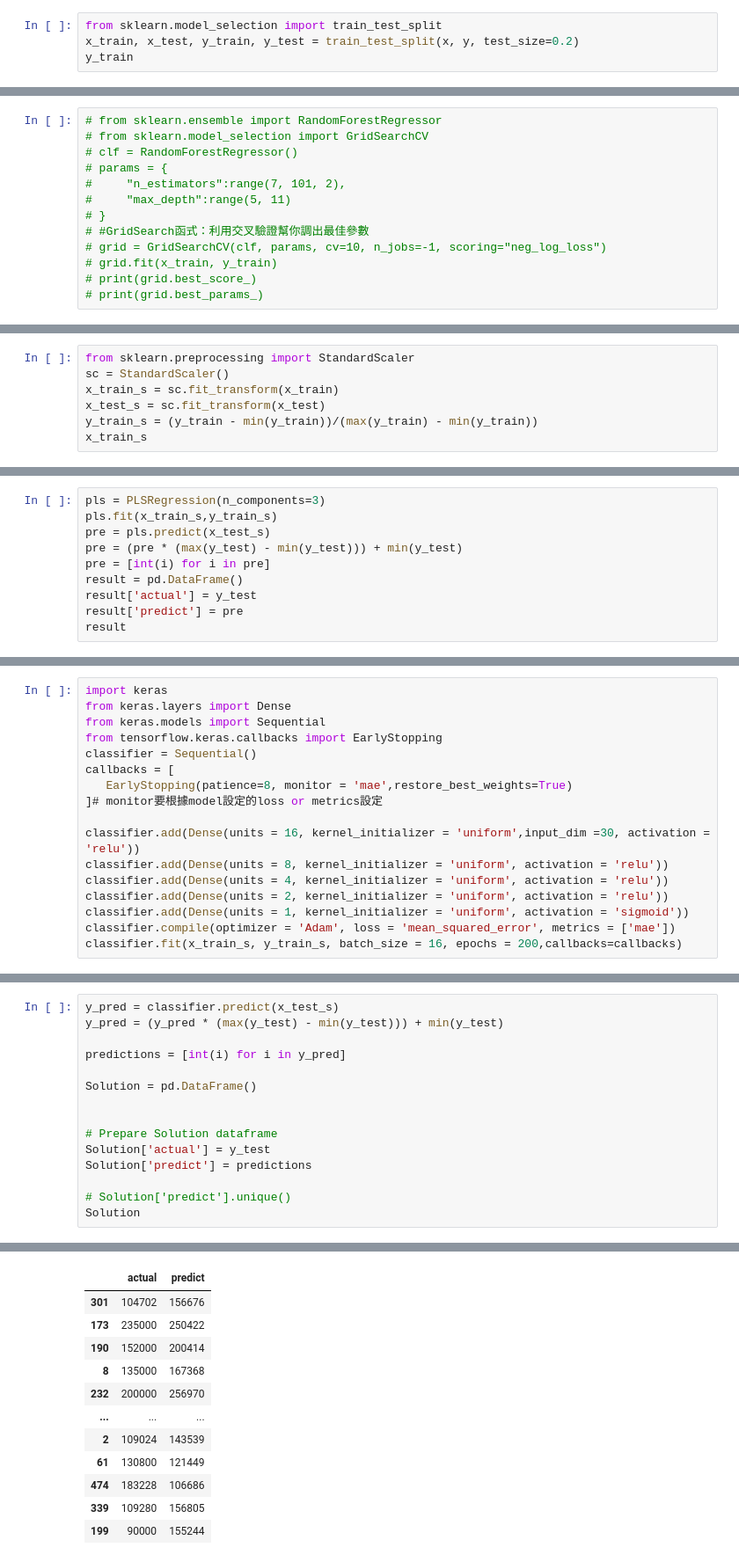
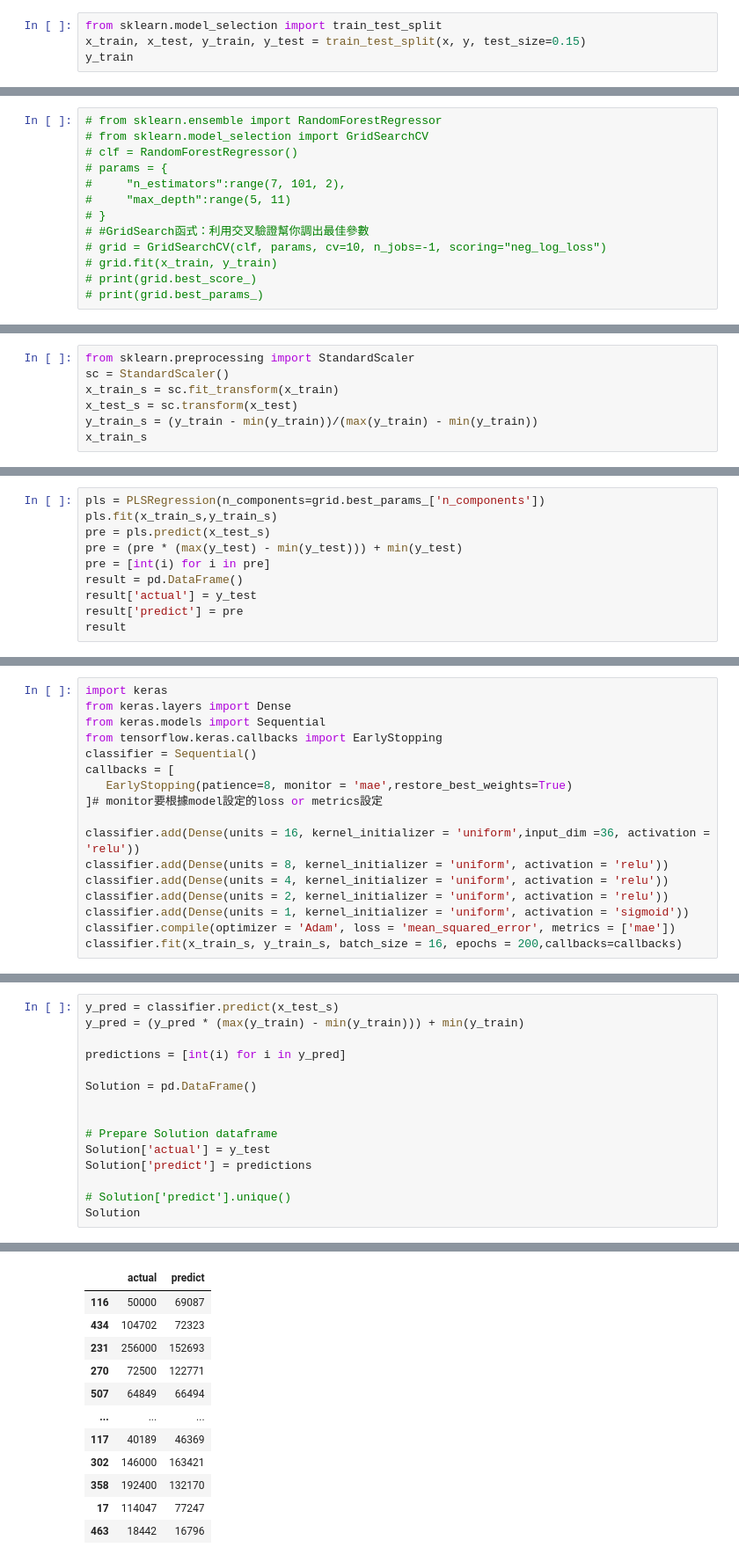
Before and after one commit to VictorFu0717/AI, a Jupyter notebook: DataScienceJobSalaries.ipynb, the cells around one changed output, grey strips where cells are left out. Shown: that part at 88% size. Cells and saved outputs as stored; diff of their text form.

```diff
--- a/DataScienceJobSalaries.ipynb
+++ b/DataScienceJobSalaries.ipynb
@@ -254,6 +284,6 @@ sns.scatterplot(df["salary_in_usd"],
 [figure]
 # %%
 from sklearn.model_selection import train_test_split
-x_train, x_test, y_train, y_test = train_test_split(x, y, test_size=0.2)
+x_train, x_test, y_train, y_test = train_test_split(x, y, test_size=0.15)
 y_train
 # %% [output]
@@ -411,7 +453,7 @@ result
 from sklearn.preprocessing import StandardScaler
 sc = StandardScaler()
 x_train_s = sc.fit_transform(x_train)
-x_test_s = sc.fit_transform(x_test)
+x_test_s = sc.transform(x_test)
 y_train_s = (y_train - min(y_train))/(max(y_train) - min(y_train))
 x_train_s
 # %% [output]
@@ -453,5 +495,5 @@ print(grid.best_params_)
 # %%
-pls = PLSRegression(n_components=3)
+pls = PLSRegression(n_components=grid.best_params_['n_components'])
 pls.fit(x_train_s,y_train_s)
 pre = pls.predict(x_test_s)
 pre = (pre * (max(y_test) - min(y_test))) + min(y_test)
@@ -484,7 +526,7 @@ callbacks = [
    EarlyStopping(patience=8, monitor = 'mae',restore_best_weights=True)
 ]# monitor要根據model設定的loss or metrics設定
 
-classifier.add(Dense(units = 16, kernel_initializer = 'uniform',input_dim =30, activation = 'relu'))
+classifier.add(Dense(units = 16, kernel_initializer = 'uniform',input_dim =36, activation = 'relu'))
 classifier.add(Dense(units = 8, kernel_initializer = 'uniform', activation = 'relu'))
 classifier.add(Dense(units = 4, kernel_initializer = 'uniform', activation = 'relu'))
 classifier.add(Dense(units = 2, kernel_initializer = 'uniform', activation = 'relu'))
@@ -512,7 +554,7 @@ Epoch 29/200
 <keras.callbacks.History at 0x...>
 # %%
 y_pred = classifier.predict(x_test_s)
-y_pred = (y_pred * (max(y_test) - min(y_test))) + min(y_test)
+y_pred = (y_pred * (max(y_train) - min(y_train))) + min(y_train)
 
 predictions = [int(i) for i in y_pred]
 
@@ -530,12 +573,12 @@ Solution
 |  | actual | predict |
-| 301 | 104702 | 156676 |
-| 173 | 235000 | 250422 |
-| 190 | 152000 | 200414 |
-| 8 | 135000 | 167368 |
-| 232 | 200000 | 256970 |
+| 116 | 50000 | 69087 |
+| 434 | 104702 | 72323 |
+| 231 | 256000 | 152693 |
+| 270 | 72500 | 122771 |
+| 507 | 64849 | 66494 |
 | ... | ... | ... |
-| 2 | 109024 | 143539 |
-| 61 | 130800 | 121449 |
-| 474 | 183228 | 106686 |
-| 339 | 109280 | 156805 |
-| 199 | 90000 | 155244 |
+| 117 | 40189 | 46369 |
+| 302 | 146000 | 163421 |
+| 358 | 192400 | 132170 |
+| 17 | 114047 | 77247 |
+| 463 | 18442 | 16796 |
```
Also changed, not shown: parts of 19 cells of this notebook.
